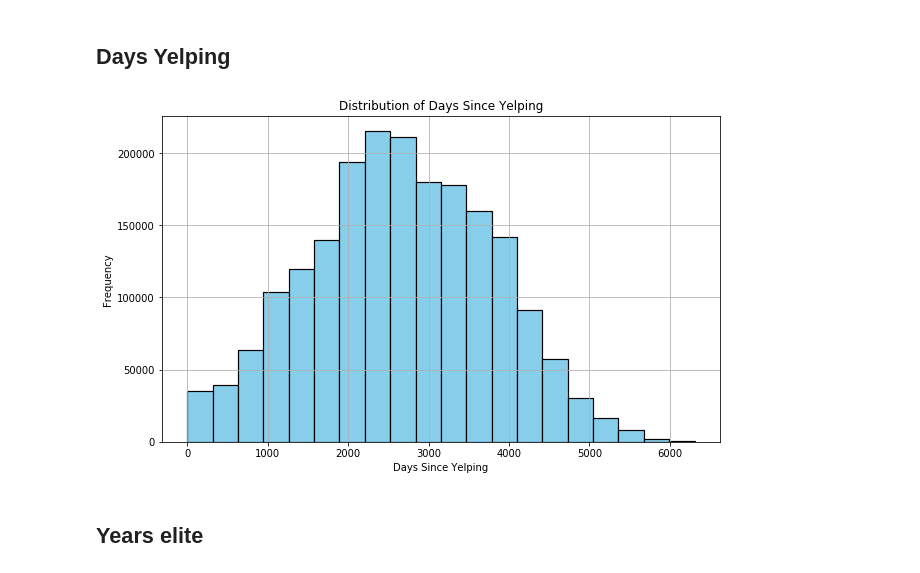
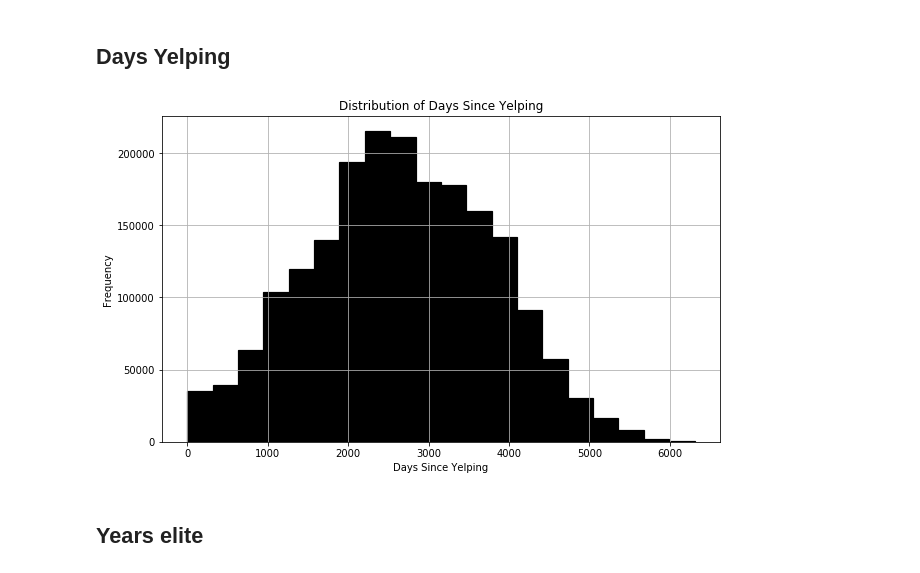
Before and after one commit to aquagz5/Social_Networking_Project, a Jupyter notebook: Feature-Engineering.ipynb, the cells around one changed output. Cells and saved outputs as stored; diff of their text form; code cells hidden in the pictures.

```diff
--- a/Feature-Engineering.ipynb
+++ b/Feature-Engineering.ipynb
@@ -20,18 +54,19 @@ max_date = user.agg({ "yelping_since": "max" }).collect()[0][0]
 # %%
 user = user.withColumn("days_since_yelping", datediff(lit(max_date), "yelping_since"))
 # %%
-pandas_df = user.select("days_since_yelping").toPandas()
+# pandas_df = user.select("days_since_yelping").toPandas()
 
-# Create distribution plot using matplotlib
-plt.figure(figsize=(10, 6))
-plt.hist(pandas_df["days_since_yelping"], bins=20, color='skyblue', edgecolor='black', linewidth=1.2)
-plt.title("Distribution of Days Since Yelping")
-plt.xlabel("Days Since Yelping")
-plt.ylabel("Frequency")
-plt.grid(True)
-plt.show()
+# # Create distribution plot using matplotlib
+# plt.figure(figsize=(10, 6))
+# plt.hist(pandas_df["days_since_yelping"], bins=20, color='black', edgecolor='black', linewidth=1.2)
+# plt.title("Distribution of Days Since Yelping")
+# plt.xlabel("Days Since Yelping")
+# plt.ylabel("Frequency")
+# plt.grid(True)
+# plt.savefig("Social_Networking_Project/Images/days_yelping.png")
+# plt.show()
 # %% [output]
-[figure, old version]
+[figure, new version]
 # %% [markdown]
 ## Years elite
 # %%
```
Also changed, not shown: parts of 41 cells of this notebook, 5 other files.
